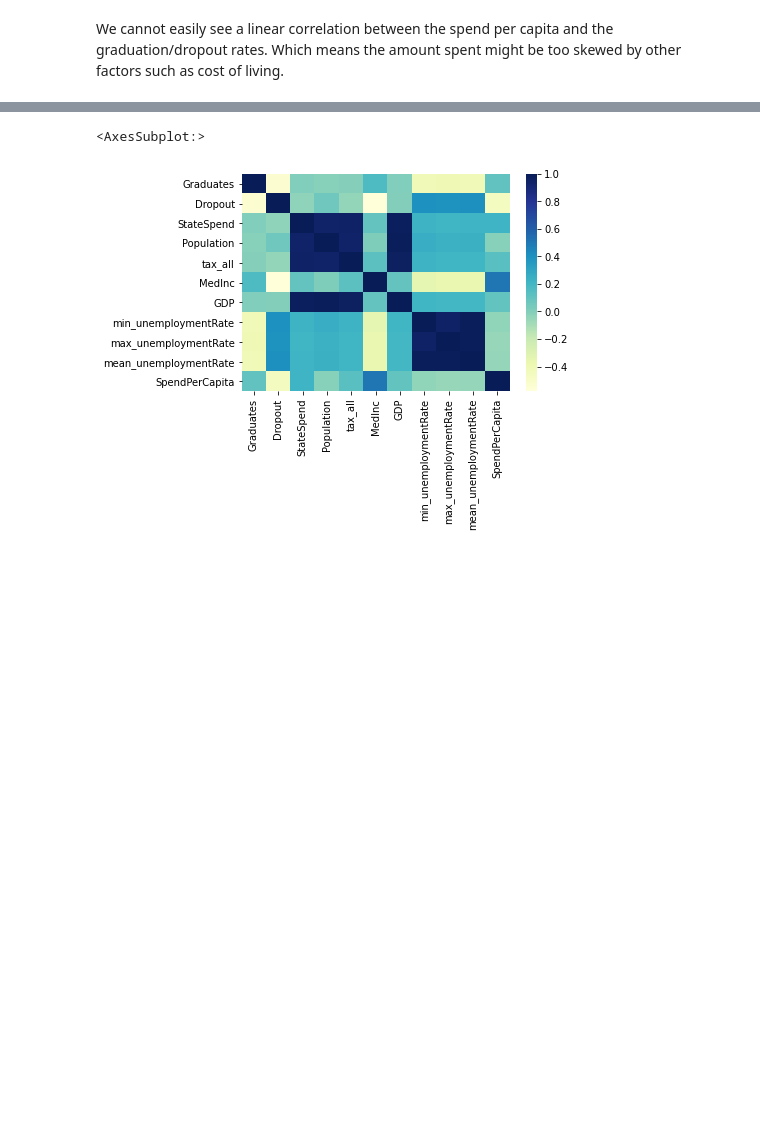
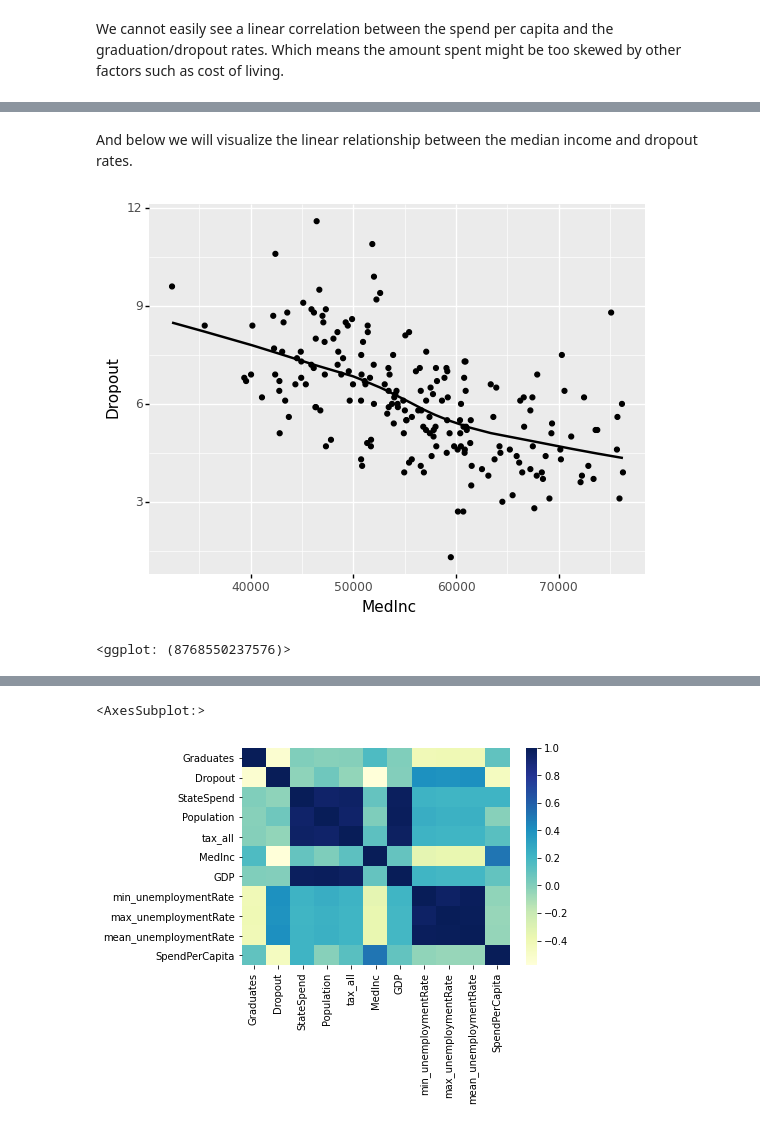
Before and after one commit to shayleelaura/Independent_Capstone, a Jupyter notebook: State Student Spending Case Study.ipynb, the cells around one changed output, grey strips where cells are left out. Cells and saved outputs as stored; diff of their text form; code cells hidden in the pictures; blank space fills up the shorter version.

Commit message:
EDA rough draft
About 4 questions. Then EDA will be complete.

```diff
--- a/State Student Spending Case Study.ipynb
+++ b/State Student Spending Case Study.ipynb
@@ -742,0 +800,7 @@ ggplot(keyYears, aes(x = 'SpendPerCapita', y = 'GDP')) + geom_point(stat = 'iden
+# %% [markdown]
+And below we will visualize the linear relationship between the median income and dropout rates.
+# %%
+ggplot(keyYears, aes(x = 'MedInc', y = 'Dropout')) + geom_point(stat = 'identity') + stat_smooth()
+# %% [output]
+[figure, added]
+<ggplot: (8768550237576)>
```
Also changed, not shown: parts of 52 cells of this notebook.
